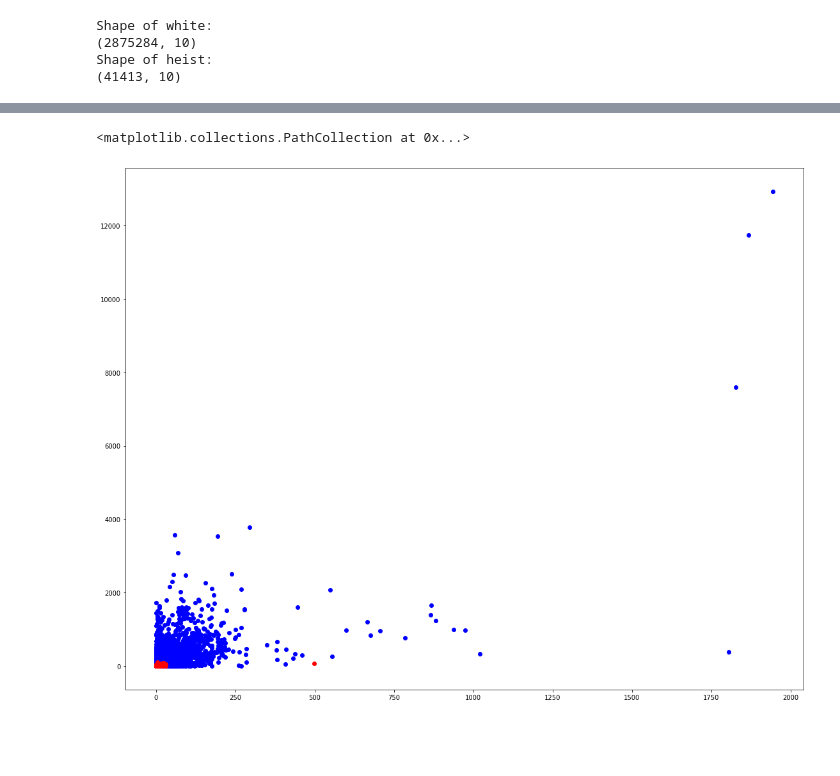
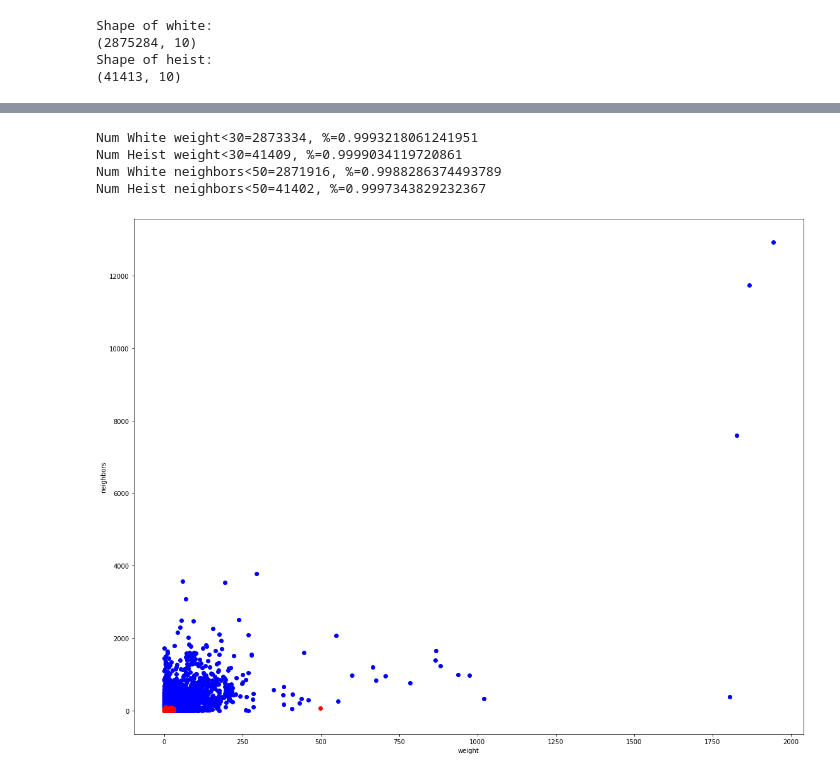
Before and after one commit to asdodd/CMPE255_Project, a Jupyter notebook: bitcoinTom1.ipynb, the cells around one changed output, grey strips where cells are left out. Cells and saved outputs as stored; diff of their text form; code cells hidden in the pictures; blank space fills up the shorter version.

```diff
--- a/bitcoinTom1.ipynb
+++ b/bitcoinTom1.ipynb
@@ -147,7 +156,24 @@ plt.scatter(dfHeist['length'], dfHeist['count'], c='r')
-# %%
-f = plt.figure(figsize=(19, 15))
-plt.scatter(dfWhite['weight'], dfWhite['neighbors'], c='b')
-plt.scatter(dfHeist['weight'], dfHeist['neighbors'], c='r')
-# %% [output]
-<matplotlib.collections.PathCollection at 0x...>
-[figure, removed]
+# %%
+f = plt.figure(figsize=(19, 15))
+plt.scatter(dfWhite['weight'], dfWhite['neighbors'], c='b')
+plt.scatter(dfHeist['weight'], dfHeist['neighbors'], c='r')
+plt.xlabel('weight')
+plt.ylabel('neighbors')
+#plt.xlim([0, 250])
+#plt.ylim([0, 2000])
+
+numWhiteWeightLess30 = (dfWhite['weight']<30).sum()
+numHeistWeightLess30 = (dfHeist['weight']<30).sum()
+print("Num White weight<30=" + str(numWhiteWeightLess30) + ", %=" + str(numWhiteWeightLess30/dfWhite.shape[0]))
+print("Num Heist weight<30=" + str(numHeistWeightLess30) + ", %=" + str(numHeistWeightLess30/dfHeist.shape[0]))
+
+numWhiteNeighborsLess50 = (dfWhite['neighbors']<50).sum()
+numHeistNeighborsLess50 = (dfHeist['neighbors']<50).sum()
+print("Num White neighbors<50=" + str(numWhiteNeighborsLess50) + ", %=" + str(numWhiteNeighborsLess50/dfWhite.shape[0]))
+print("Num Heist neighbors<50=" + str(numHeistNeighborsLess50) + ", %=" + str(numHeistNeighborsLess50/dfHeist.shape[0]))
+# %% [output]
+Num White weight<30=2873334, %=0.9993218061241951
+Num Heist weight<30=41409, %=0.9999034119720861
+Num White neighbors<50=2871916, %=0.9988286374493789
+Num Heist neighbors<50=41402, %=0.9997343829232367
+[figure, added]
```
Also changed, not shown: parts of 1 cell of this notebook.
